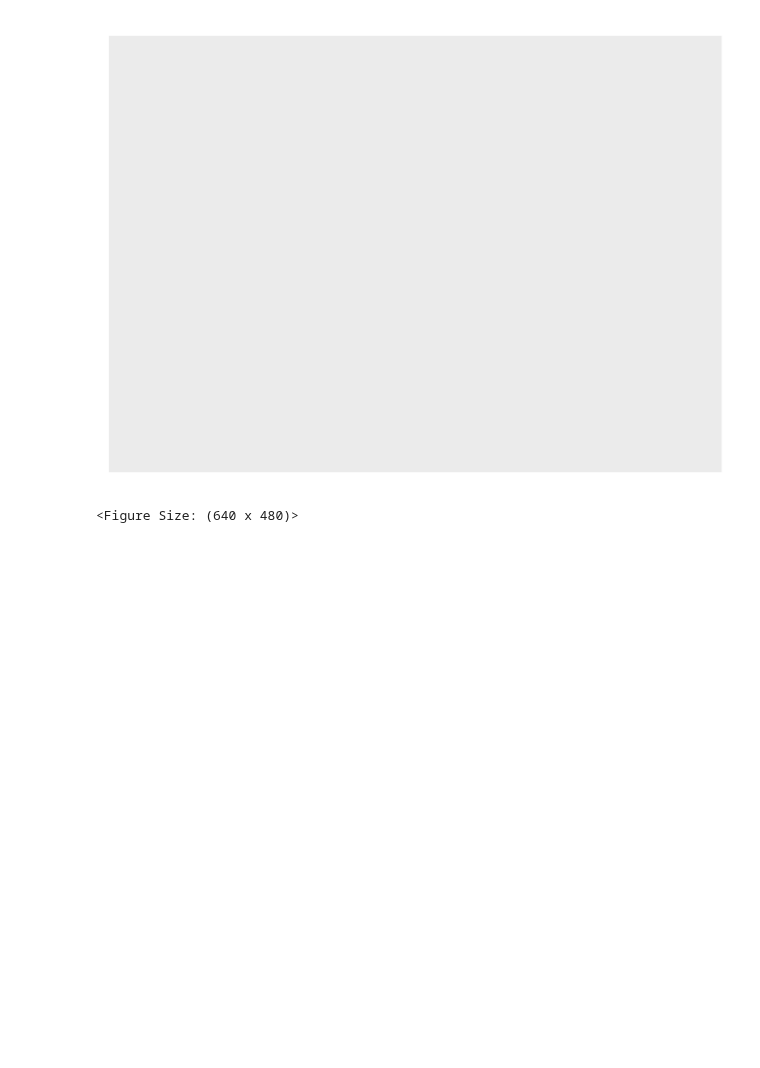
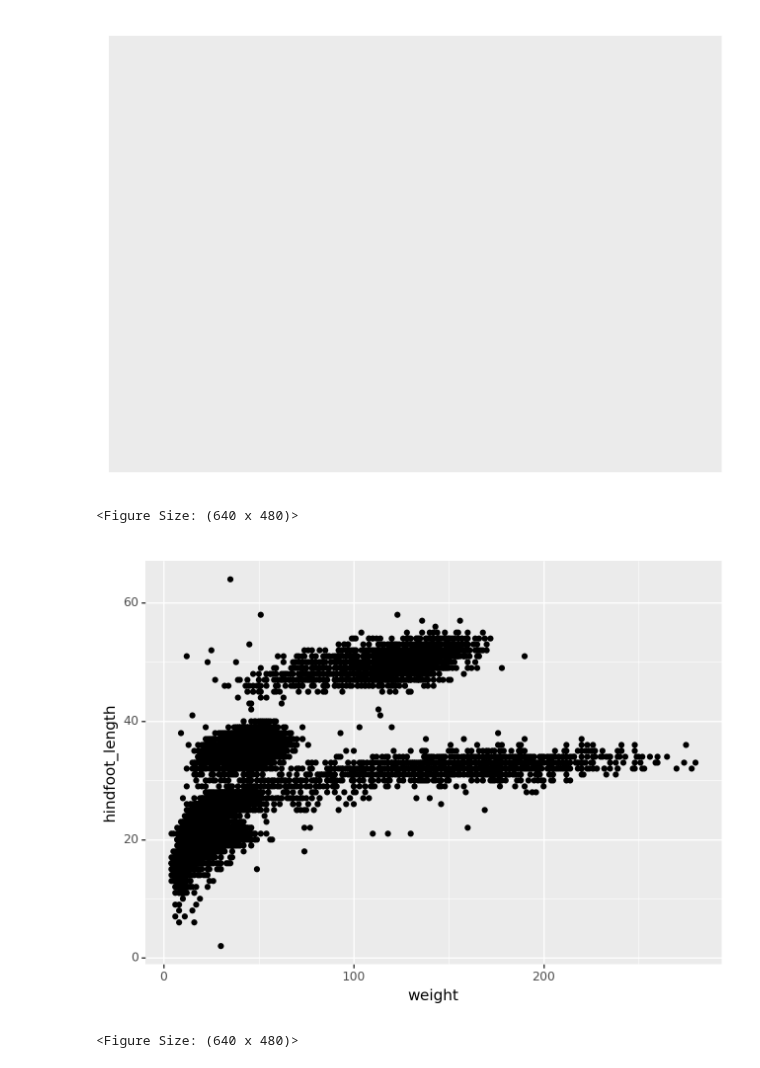
Before and after one commit to ubvu/2023-05-30-python, a Jupyter notebook: notebooks/plotting.ipynb, the cells around one changed output. Cells and saved outputs as stored; diff of their text form; code cells hidden in the pictures; blank space fills up the shorter version.

```diff
--- a/notebooks/plotting.ipynb
+++ b/notebooks/plotting.ipynb
@@ -74,5 +74,10 @@ surveys_cp = surveys_cp.dropna()
 <Figure Size: (640 x 480)>
 # %%
 (
-    p9.ggplot(data=surveys_cp, mapping=p9.aes(x='weight', y='hindfood_length'))
+    p9.ggplot(data=surveys_cp, mapping=p9.aes(x='weight', y='hindfoot_length'))
+    # adding geometry
+    + p9.geom_point()
 )
+# %% [output]
+[figure, added]
+<Figure Size: (640 x 480)>
```
